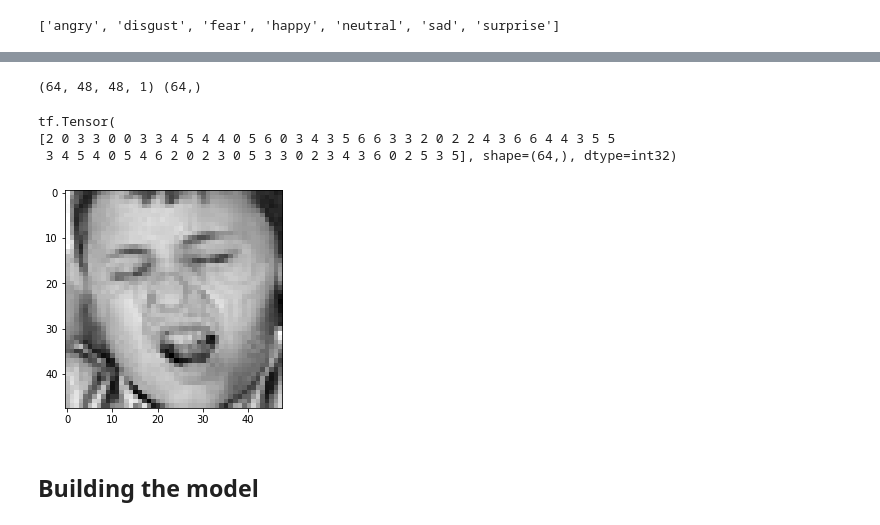
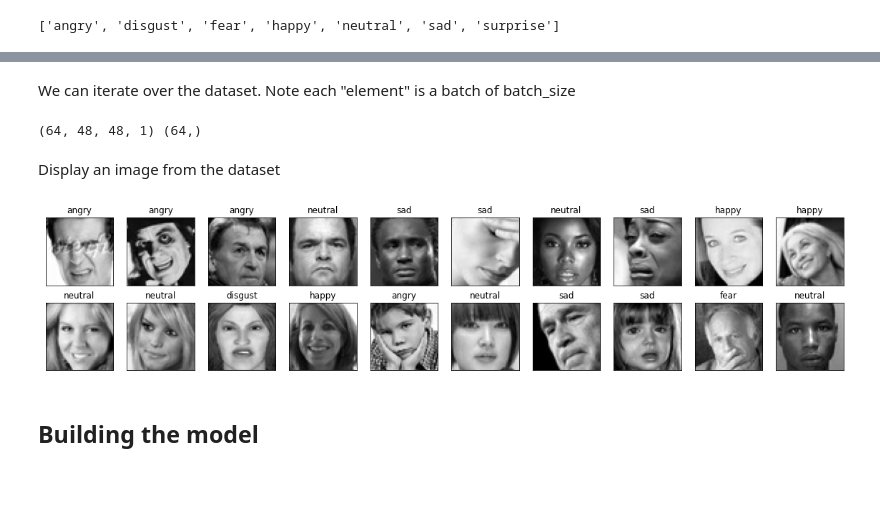
Before and after one commit to hikmatfarhat-ndu/CSC645, a Jupyter notebook: 6zEmotions.ipynb, the cells around one changed output, grey strips where cells are left out. Saved outputs shown, nothing was run; the diff lists cells and outputs as text; code cells hidden in the pictures; blank space fills up the shorter version.

```diff
--- a/6zEmotions.ipynb
+++ b/6zEmotions.ipynb
@@ -64,17 +62,27 @@ tuple
-# %%
-print(item[0].shape,item[1].shape)
-# %% [output]
-(64, 48, 48, 1) (64,)
-# %%
-img=item[0][0]/255.
-img=np.squeeze(img)
-plt.imshow(img,cmap="gray")
-print(item[1])
-# %% [output]
-tf.Tensor(
-[2 0 3 3 0 0 3 3 4 5 4 4 0 5 6 0 3 4 3 5 6 6 3 3 2 0 2 2 4 3 6 6 4 4 3 5 5
- 3 4 5 4 0 5 4 6 2 0 2 3 0 5 3 3 0 2 3 4 3 6 0 2 5 3 5], shape=(64,), dtype=int32)
-[figure, removed]
+# %% [markdown]
+We can iterate over the dataset. Note each "element"  is a batch of batch_size
+# %%
+iterator=iter(dataset)
+(imgs,labels)=iterator.next()
+print(imgs.shape,labels.shape)
+# %% [output]
+(64, 48, 48, 1) (64,)
+# %% [markdown]
+Display an image from the dataset
+# %%
+fig=plt.figure(figsize=(20,4))
+#fig.tight_layout()
+#plt.subplots_adjust( wspace=4)
+for i in range(20):
+
+            t=fig.add_subplot(2,10,i+1)
+            # set the title of the image equal to its label
+            t.set_title(str(dataset.class_names[labels[i].numpy()]))
+            t.axes.get_xaxis().set_visible(False)
+            t.axes.get_yaxis().set_visible(False)
+            plt.imshow(np.squeeze(imgs[i]),cmap='gray')
+# %% [output]
+[figure, added]
 # %% [markdown]
 ## Building the model
 # %%
```
Also changed, not shown: parts of 18 cells of this notebook.
